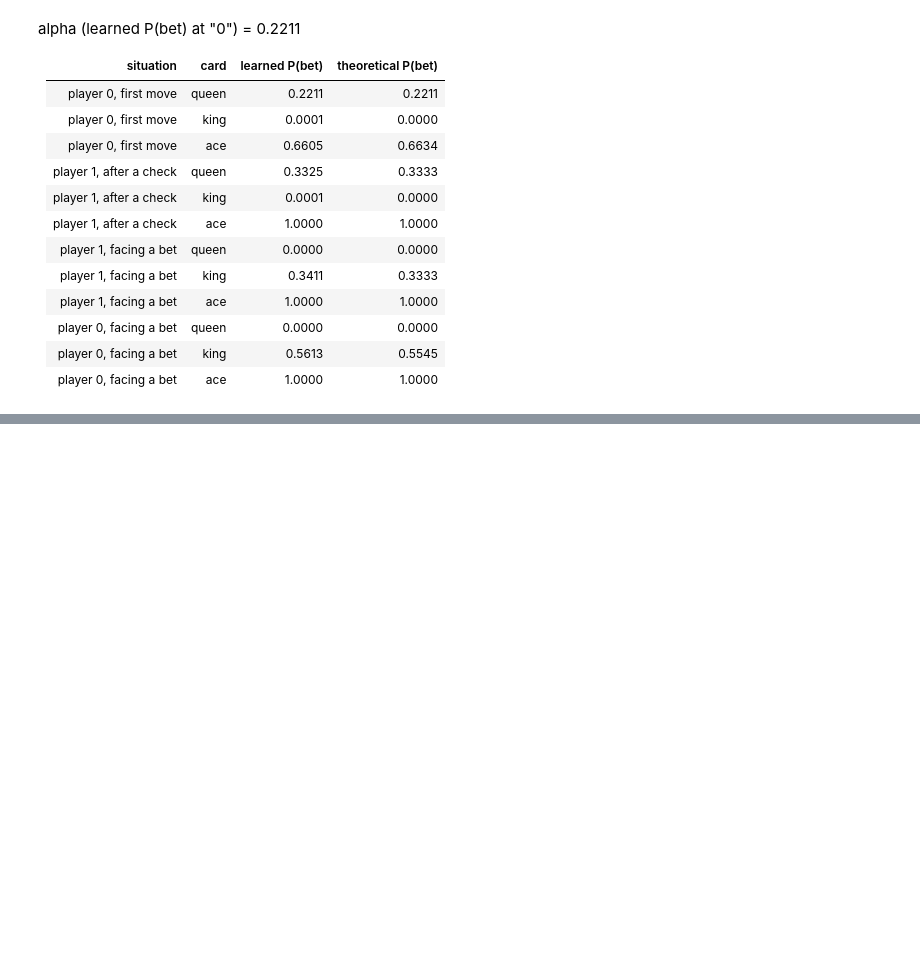
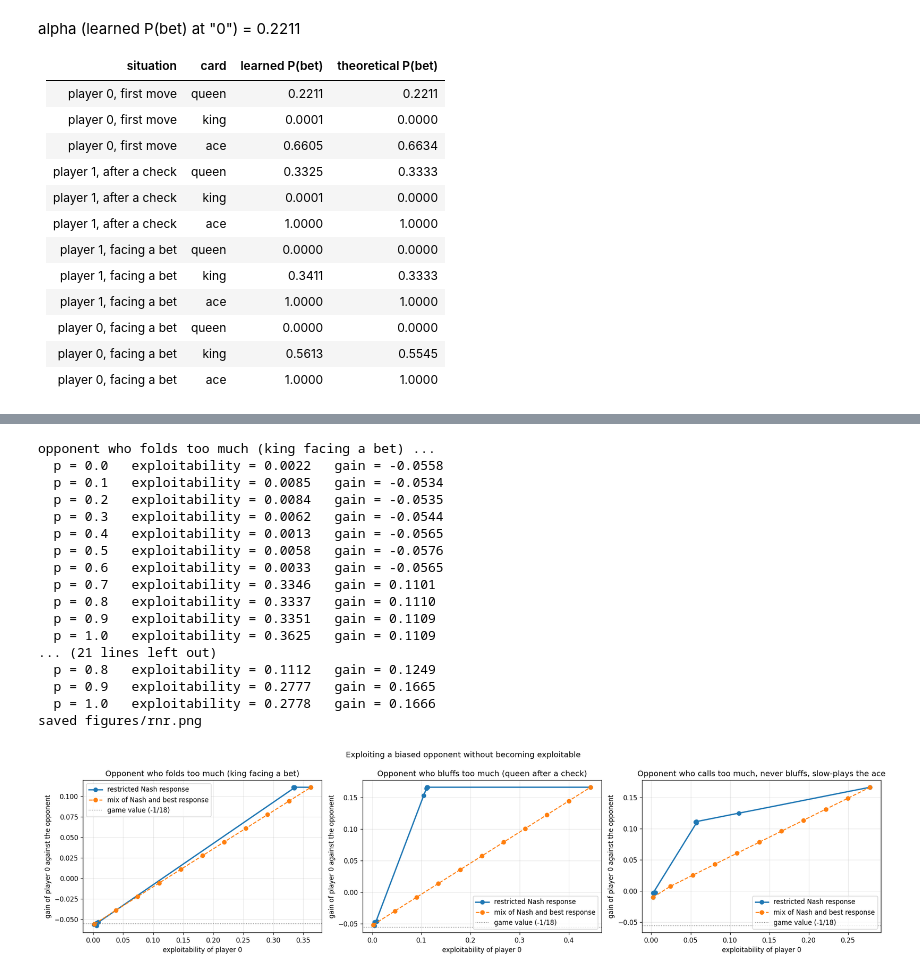
Before and after one commit to 00KarelN00/Learning_to_bluff, a Jupyter notebook: experiments/results.ipynb, the cells around one changed output, grey strips where cells are left out. Cells and saved outputs as stored; diff of their text form; code cells hidden in the pictures; blank space fills up the shorter version.

Commit message:
Add Restricted Nash Response on Kuhn with exploitability vs gain figures

```diff
--- a/experiments/results.ipynb
+++ b/experiments/results.ipynb
@@ -78,0 +88,23 @@ alpha (learned P(bet) at "0") = 0.2211
+# %%
+import rnr
+rnr.main()
+display(Image(filename=FIGURES / "rnr.png"))
+# %% [output]
+opponent who folds too much (king facing a bet) ...
+  p = 0.0   exploitability = 0.0022   gain = -0.0558
+  p = 0.1   exploitability = 0.0085   gain = -0.0534
+  p = 0.2   exploitability = 0.0084   gain = -0.0535
+  p = 0.3   exploitability = 0.0062   gain = -0.0544
+  p = 0.4   exploitability = 0.0013   gain = -0.0565
+  p = 0.5   exploitability = 0.0058   gain = -0.0576
+  p = 0.6   exploitability = 0.0033   gain = -0.0565
+  p = 0.7   exploitability = 0.3346   gain = 0.1101
+  p = 0.8   exploitability = 0.3337   gain = 0.1110
+  p = 0.9   exploitability = 0.3351   gain = 0.1109
+  p = 1.0   exploitability = 0.3625   gain = 0.1109
+... (21 lines left out)
+  p = 0.8   exploitability = 0.1112   gain = 0.1249
+  p = 0.9   exploitability = 0.2777   gain = 0.1665
+  p = 1.0   exploitability = 0.2778   gain = 0.1666
+saved figures/rnr.png
+[figure, added]
```
Also changed, not shown: parts of 1 cell of this notebook, 5 other files.
